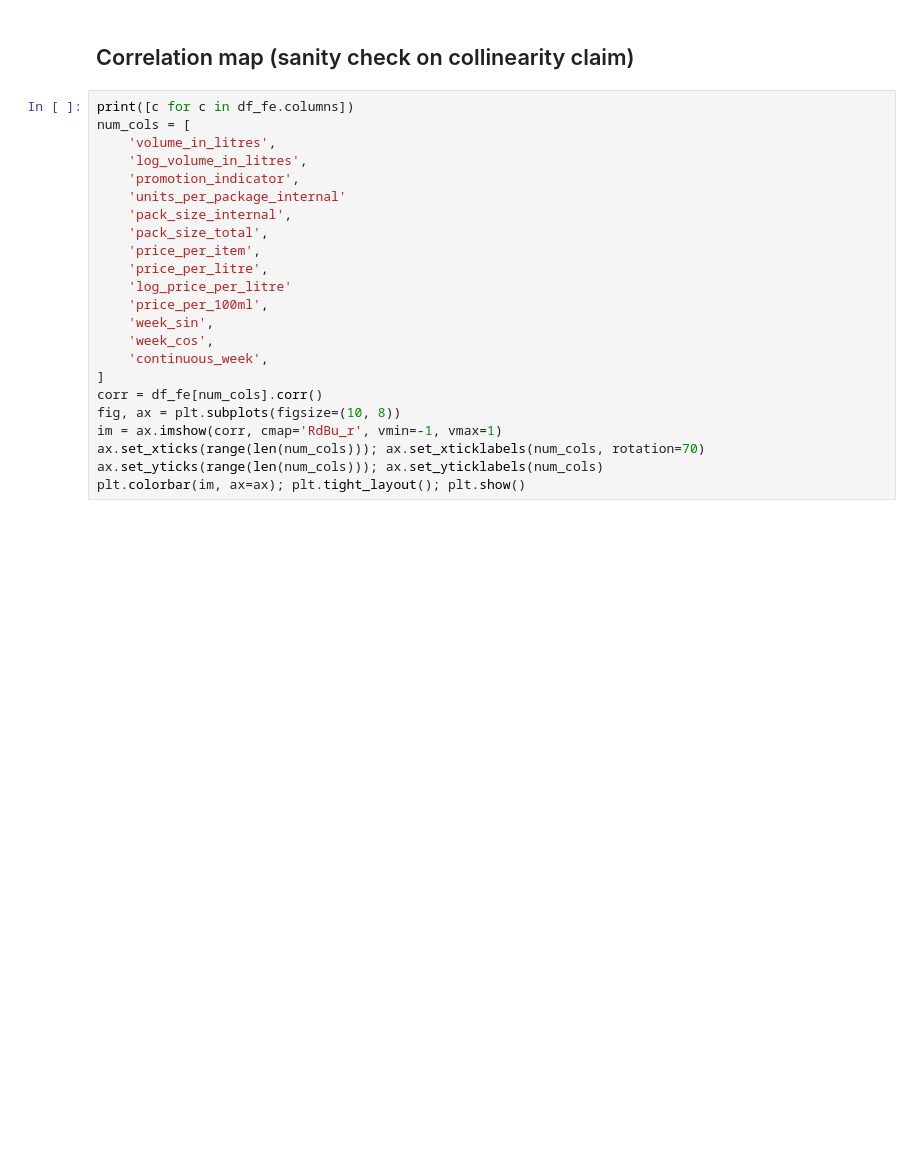
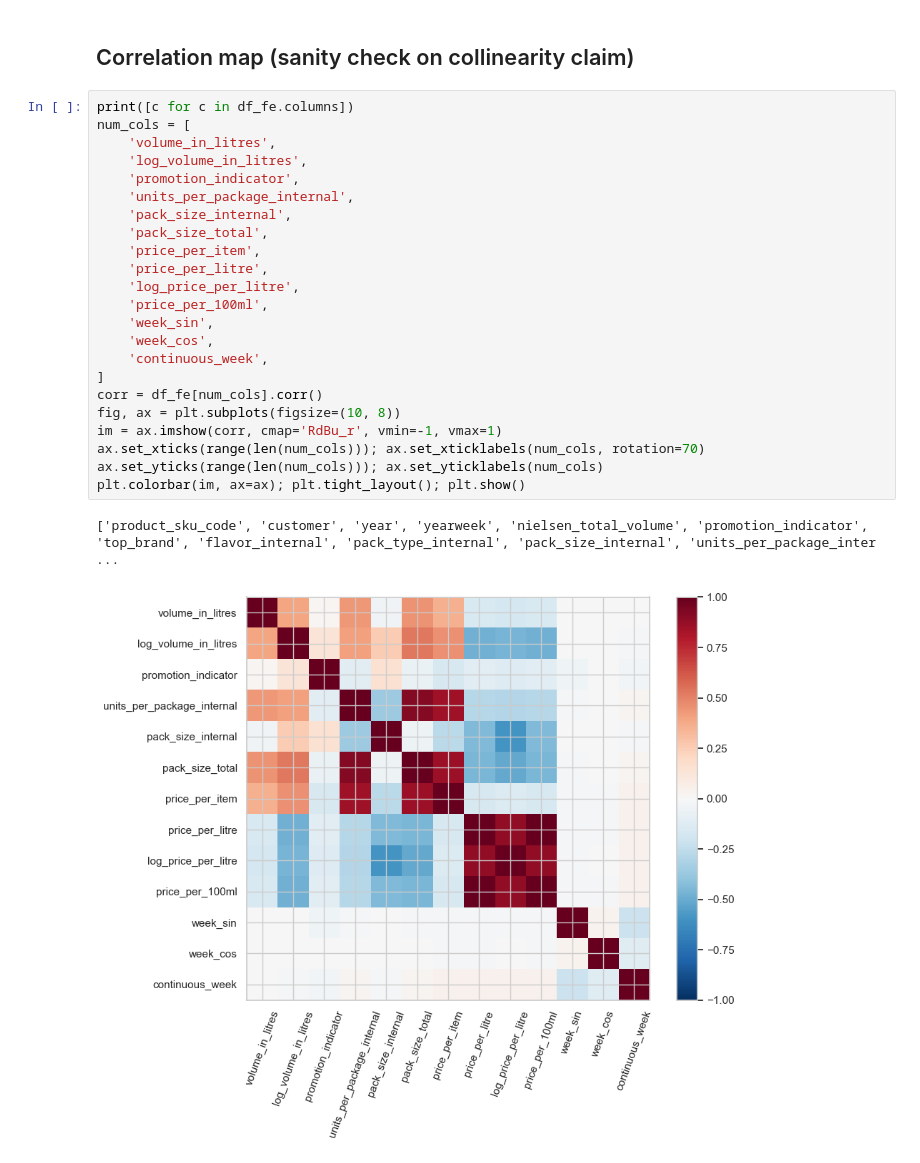
Before and after one commit to xLeftshroud/ppa-ml, a Jupyter notebook: notebooks/02_eda.ipynb, the cells around one changed output. Cells and saved outputs as stored; diff of their text form; blank space fills up the shorter version.

```diff
--- a/notebooks/02_eda.ipynb
+++ b/notebooks/02_eda.ipynb
@@ -69,23 +92,26 @@ plt.show()
 # %%
 print([c for c in df_fe.columns])
 num_cols = [
     'volume_in_litres',
     'log_volume_in_litres',
     'promotion_indicator',
-    'units_per_package_internal'
+    'units_per_package_internal',
     'pack_size_internal',
     'pack_size_total',
     'price_per_item',
     'price_per_litre',
-    'log_price_per_litre'
+    'log_price_per_litre',
     'price_per_100ml',
     'week_sin',
     'week_cos',
     'continuous_week',
 ]
 corr = df_fe[num_cols].corr()
 fig, ax = plt.subplots(figsize=(10, 8))
 im = ax.imshow(corr, cmap='RdBu_r', vmin=-1, vmax=1)
 ax.set_xticks(range(len(num_cols))); ax.set_xticklabels(num_cols, rotation=70)
 ax.set_yticks(range(len(num_cols))); ax.set_yticklabels(num_cols)
 plt.colorbar(im, ax=ax); plt.tight_layout(); plt.show()
+# %% [output]
+['product_sku_code', 'customer', 'year', 'yearweek', 'nielsen_total_volume', 'promotion_indicator', 'top_brand', 'flavor_internal', 'pack_type_internal', 'pack_size_internal', 'units_per_package_inter ...
+[figure, added]
```
Also changed, not shown: parts of 6 cells of this notebook, 10 other files.
